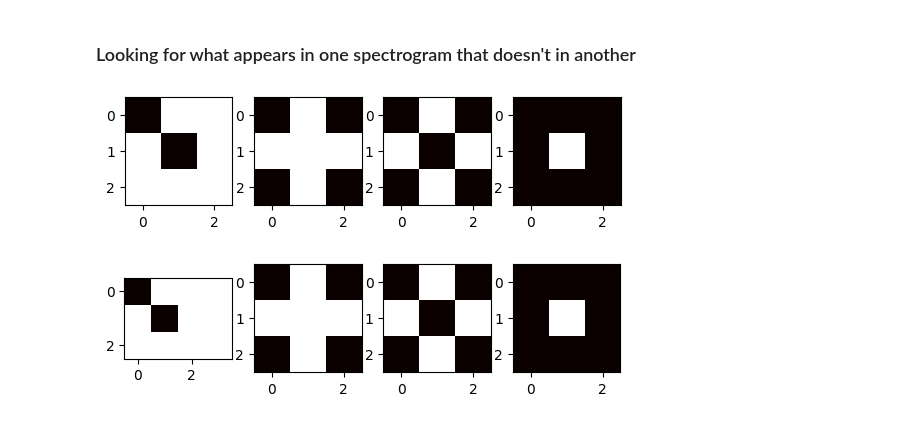
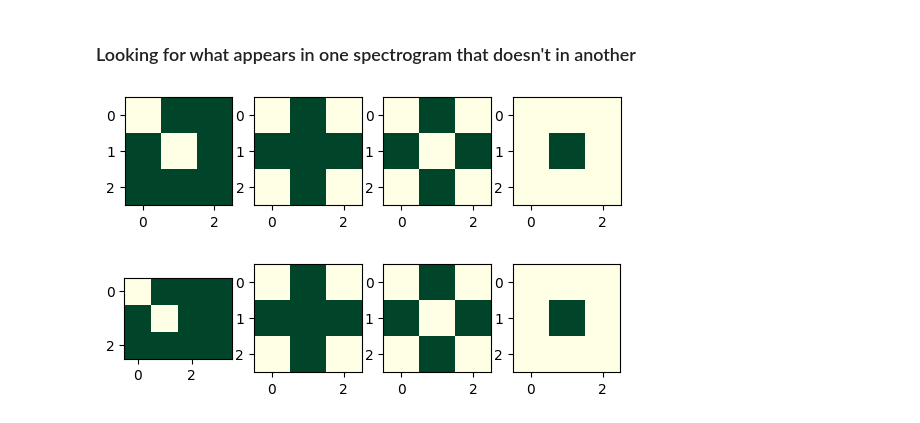
Before and after one commit to RosieBi/Bass_Learning, a Jupyter notebook: Music_Transcription/spectrogram_array.ipynb, the cells around one changed output. Cells and saved outputs as stored; diff of their text form; code cells hidden in the pictures.

```diff
--- a/Music_Transcription/spectrogram_array.ipynb
+++ b/Music_Transcription/spectrogram_array.ipynb
@@ -266,33 +250,33 @@ Matching Between strum 17 and 18: 18
 # %%
 ### binary arrays - db>0 -> 1, db<=0 -> 0
 
 arr_a = np.array([[0,1,1],
                   [1,0,1],
                   [1,1,1]])
 
 arr_b = np.array([[0,1,0],
                   [1,1,1],
                   [0,1,0]])
 
 #perform AND so that only positives in A which appear in b will be masked off
 arr_c = np.bitwise_and(arr_a, arr_b)
 
 arr_d = arr_b - arr_c
 
 figure, axis = plt.subplots(1, 4)
 
 
-axis[0].imshow(arr_a, cmap='hot', interpolation='nearest')
+axis[0].imshow(arr_a, cmap='YlGn', interpolation='nearest')
 
-axis[1].imshow(arr_b, cmap='hot', interpolation='nearest')
+axis[1].imshow(arr_b, cmap='YlGn', interpolation='nearest')
 
-axis[2].imshow(arr_c, cmap='hot', interpolation='nearest')
+axis[2].imshow(arr_c, cmap='YlGn', interpolation='nearest')
 
-axis[3].imshow(arr_d, cmap='hot', interpolation='nearest')
+axis[3].imshow(arr_d, cmap='YlGn', interpolation='nearest')
 
 plt.show()
 # %% [output]
-[figure, old version]
+[figure, new version]
 # %%
 ### difference in sizes - need to be made the same
 
@@ -324,17 +308,17 @@ arr_d = resized_arr_b - arr_c
 figure, axis = plt.subplots(1, 4)
 
 
-axis[0].imshow(arr_a, cmap='hot', interpolation='nearest')
+axis[0].imshow(arr_a, cmap='YlGn', interpolation='nearest')
 
-axis[1].imshow(arr_b, cmap='hot', interpolation='nearest')
+axis[1].imshow(arr_b, cmap='YlGn', interpolation='nearest')
 
-axis[2].imshow(arr_c, cmap='hot', interpolation='nearest')
+axis[2].imshow(arr_c, cmap='YlGn', interpolation='nearest')
 
-axis[3].imshow(arr_d, cmap='hot', interpolation='nearest')
+axis[3].imshow(arr_d, cmap='YlGn', interpolation='nearest')
 
 plt.show()
 # %% [output]
-[figure, old version]
+[figure, new version]
 # %%
 plt.imshow(first_strum[:70], cmap='PiYG', interpolation='nearest')
 plt.show()
```
Also changed, not shown: parts of 44 cells of this notebook.
